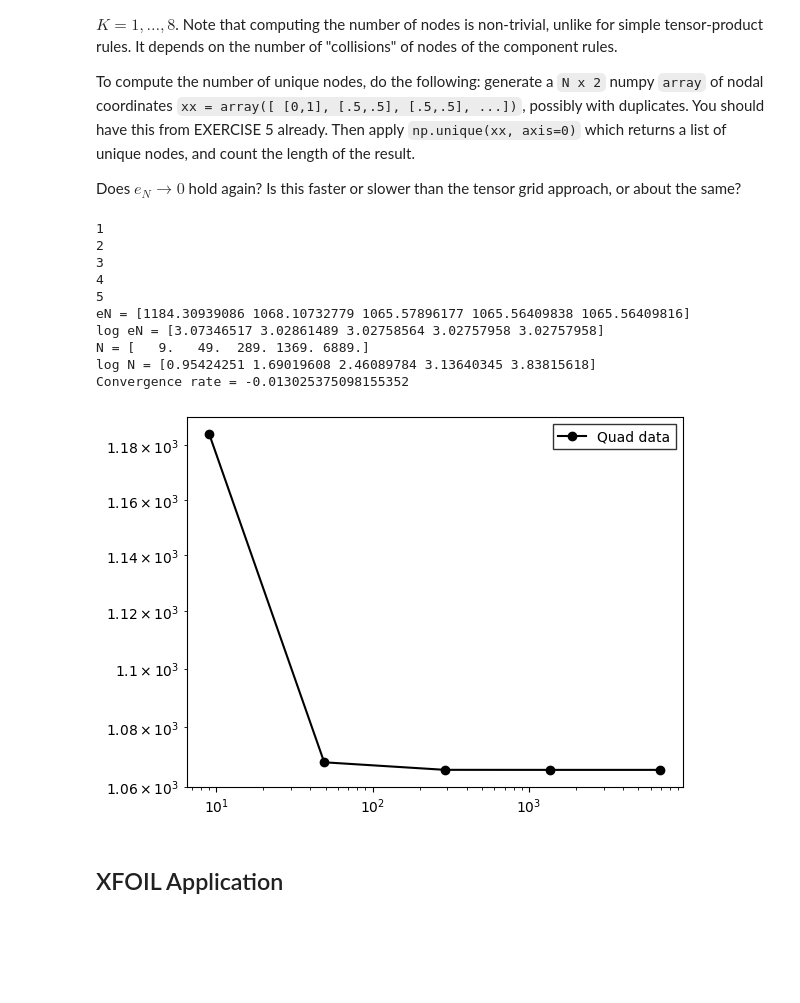
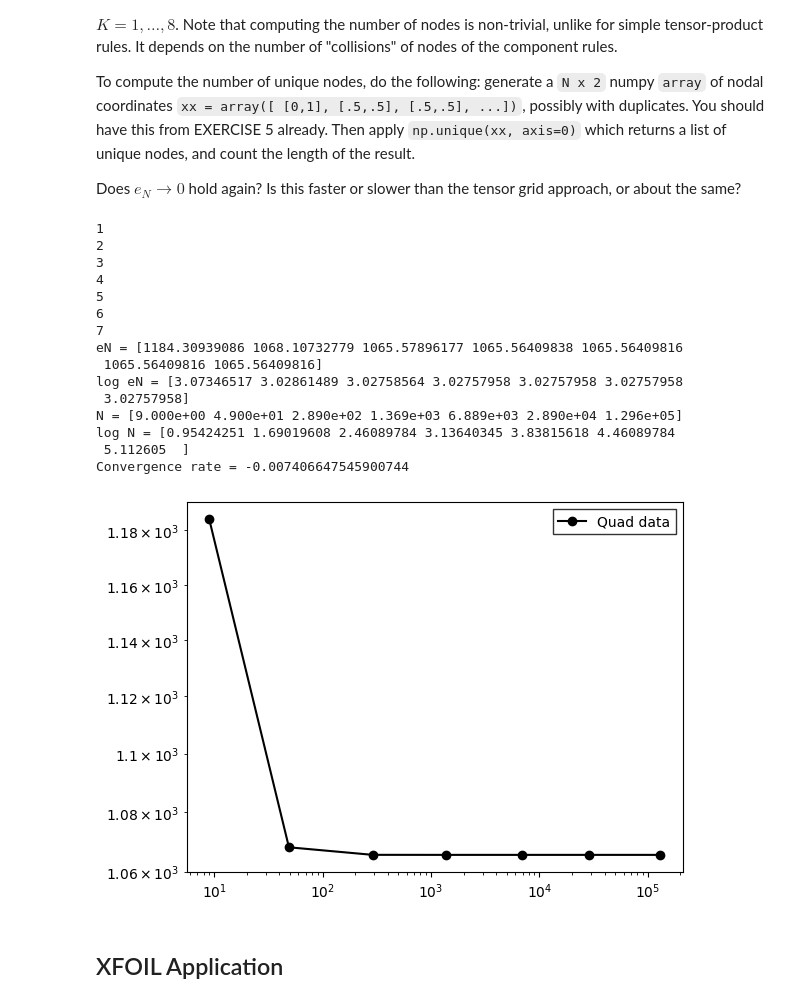
Before and after one commit to msahirs/CFD_IV, a Jupyter notebook: Tutorial1.ipynb, the cells around one changed output. Drawn from its saved outputs; the diff is of its cells as text; code cells hidden in the pictures; blank space fills up the shorter version.

```diff
--- a/Tutorial1.ipynb
+++ b/Tutorial1.ipynb
@@ -217,21 +219,37 @@ sum = np.sum(quad_mat)
 
 Create a similar plot as in Exercise 1 and 2: plot $N - e_N$, where $N$ is the *total* number of nodes used and $e_N$ is the error. What do you oberserve? $e_N \to 0$? What is (approximately) the rate of convergence?  How many nodes do you need to reach an accuracy of 1%?  **Note:** it's useful here to make a function called `quad2d(f, M1, M2)` that encapsulates the code in the cell above (performs the numerical quadrature in 2d and returns the answer), so you can call it for a variety of $M_1$ and $M_2$.
 # %%
-def quad2d(f, M1, M2):
-    x1, w1 = scaled_gausslegendre(M1)
-    x2, w2 = scaled_gausslegendre(M2)
+def quad2d(f, M1, M2, a1=0,b1=1, a2=0,b2=1):
+    x1, w1 = scaled_gausslegendre(M1, a=a1, b=b1)
+    x2, w2 = scaled_gausslegendre(M2,a=a2,b=b2)
+    # quad_mat = np.empty((M1+1,M2+1))
 
-    quad_mat = np.empty((M1+1,M2+1))
-
-
+    sum = 0
     for i in range(M1+1):
         for j in range(M2+1):
-            quad_mat[i,j] = f(x1[i], x2[j])*w1[i]*w2[j]
+            # print(sum)
+            sum += f(x1[i], x2[j])*w1[i]*w2[j]
             # sum += u(x1[i], x2[j])*w1[i]*w2[j]
 
     # np.outer(u(x1)*w1,u(x2)*w2)
     # quad_mat
-    return np.sum(quad_mat)
+    return sum
+
+def quad2d_stoch(f, M1, M2, a1=0,b1=1, a2=0,b2=1):
+    x1, w1 = scaled_gausslegendre(M1, a=a1, b=b1)
+    x2, w2 = scaled_gausslegendre(M2,a=a2,b=b2)
+    # quad_mat = np.empty((M1+1,M2+1))
+
+    sum = 0
+    for i in range(M1+1):
+        for j in range(M2+1):
+            # print(sum)
+            sum += f(x1[i], x2[j])*w1[i]*w2[j]
+            # sum += u(x1[i], x2[j])*w1[i]*w2[j]
+
+    # np.outer(u(x1)*w1,u(x2)*w2)
+    # quad_mat
+    return sum/((b1-a1)*(b2-a2))
 # %%
 M1_arr = np.array([1, 5, 10, 15, 50, 100])
 M2_arr = np.array([1, 2, 7, 12, 19, 50])
@@ -504,46 +525,51 @@ Does $e_N \to 0$ hold again? Is this faster or slower than the tensor grid appro
 mean_true = 421.864040287311503221212881103111494455415403225767785
 
 K_start = 1
-K_end = 6
+K_end = 8
 K_step = 1
 
 Ks = np.arange(K_start, K_end, K_step)
 
 N = np.zeros(shape = Ks.shape)
 mean_N = np.zeros(shape = N.shape)
 
 for i in range(len(Ks)):
     print(Ks[i])
     mean, _ ,nodes = quad_smolyak(u, Ks[i])
     mean_N[i] = mean
     N[i] = np.unique(nodes, axis=0).shape[0]
 
 err = np.abs(mean_N - mean_true)
 
 print(f"eN = {err}")
 print(f"log eN = {np.log10(err)}")
 print(f"N = {N}")
 print(f"log N = {np.log10(N)}")
 
 res = stats.linregress(np.log10(N), np.log10(err))
 conv_rate = res.slope
 print(f"Convergence rate = {conv_rate}")
 
 plt.loglog(N, err, color = "k", marker = "o", label = "Quad data")
 plt.legend(fancybox=False, edgecolor="black")
 plt.show()
 # %% [output]
 1
 2
 3
 4
 5
-eN = [1184.30939086 1068.10732779 1065.57896177 1065.56409838 1065.56409816]
-log eN = [3.07346517 3.02861489 3.02758564 3.02757958 3.02757958]
-N = [   9.   49.  289. 1369. 6889.]
-log N = [0.95424251 1.69019608 2.46089784 3.13640345 3.83815618]
-Convergence rate = -0.013025375098155352
+6
+7
+eN = [1184.30939086 1068.10732779 1065.57896177 1065.56409838 1065.56409816
+ 1065.56409816 1065.56409816]
+log eN = [3.07346517 3.02861489 3.02758564 3.02757958 3.02757958 3.02757958
+ 3.02757958]
+N = [9.000e+00 4.900e+01 2.890e+02 1.369e+03 6.889e+03 2.890e+04 1.296e+05]
+log N = [0.95424251 1.69019608 2.46089784 3.13640345 3.83815618 4.46089784
+ 5.112605  ]
+Convergence rate = -0.007406647545900744
-[figure, old version]
+[figure, new version]
 # %% [markdown]
 ## XFOIL Application
 # %% [markdown]
```
Also changed, not shown: parts of 8 cells of this notebook, 1 other file.
